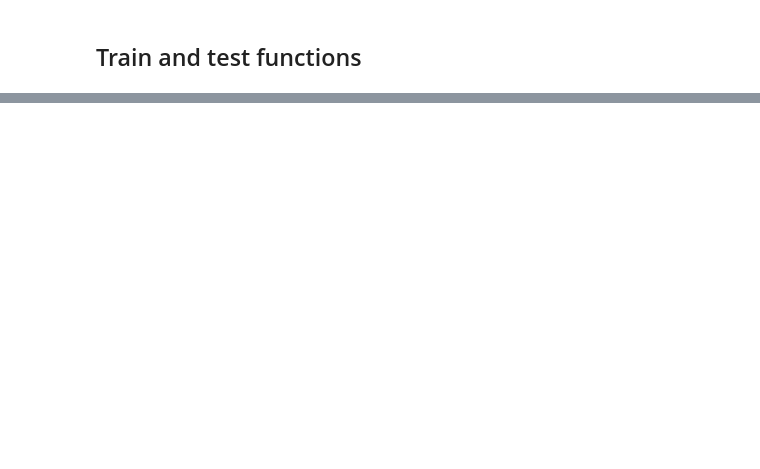
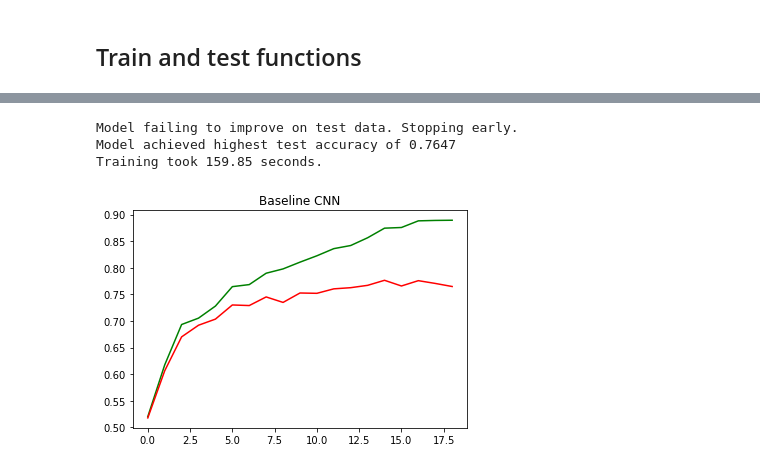
Before and after one commit to ThomScottW/CIFAR_CNNs, a Jupyter notebook: Experiments.ipynb, the cells around one changed output, grey strips where cells are left out. Drawn from its saved outputs; the diff is of its cells as text; code cells hidden in the pictures; blank space fills up the shorter version.

```diff
--- a/Experiments.ipynb
+++ b/Experiments.ipynb
@@ -42,15 +42,20 @@ Files already downloaded and verified
 # %%
-class CIFAR_Basic_CNN(nn.Module):
+class BaselineCNN(nn.Module):
     def __init__(self):
         super().__init__()
         self.features = nn.Sequential(
             nn.Conv2d(in_channels=3, out_channels=32, kernel_size=(3, 3), stride=1, padding=1),
             nn.ReLU(),
-            nn.Conv2d(in_channels=32, out_channels=64, kernel_size=(3, 3), stride=2, padding=1),
+            nn.MaxPool2d(kernel_size=(2, 2), stride=2, padding=0),
+            nn.Conv2d(in_channels=32, out_channels=64, kernel_size=(3, 3), stride=1, padding=1),
             nn.ReLU(),
+            nn.MaxPool2d(kernel_size=(2, 2), stride=2, padding=0),
+            nn.Conv2d(in_channels=64, out_channels=128, kernel_size=(3, 3), stride=1, padding=1),
+            nn.ReLU(),
+            nn.AvgPool2d(kernel_size=(2, 2), stride=2, padding=0),
             nn.Flatten()
         )
-        self.classifier = nn.Linear(in_features=64*16*16, out_features=10)
+        self.classifier = nn.Linear(in_features=128*4*4, out_features=10)
 
     def forward(self, x):
         x = self.features(x)
@@ -272,16 +260,19 @@ plt.plot(lrs)
 # %%
 from tqdm import tqdm
 
-def train(model, num_epochs, lr, train_dl, test_dl, optimizer="SGD", scheduler=False, verbose=False, patience=10):
+def train(model, num_epochs, train_dl=cifar_train_dl, test_dl=cifar_test_dl, optimizer="SGD", scheduler=True, verbose=False, patience=4):
     model.to(device)
 
     if optimizer == "SGD":
-        opt = torch.optim.SGD(model.parameters(), lr=lr, momentum=0.9)
+        lr = 0.05
+        opt = torch.optim.SGD(model.parameters(), lr=lr, momentum=0.9, weight_decay=1e-4)
     else:
-        opt = torch.optim.Adam(model.parameters(), lr=lr)
+        lr = 0.001
+        opt = torch.optim.AdamW(model.parameters(), lr, weight_decay=1e-4)
 
     if scheduler:
         scheduler = torch.optim.lr_scheduler.CosineAnnealingLR(opt, T_max=num_epochs)
+        # scheduler = torch.optim.lr_scheduler.OneCycleLR(opt, max_lr=lr, epochs=num_epochs, steps_per_epoch=1, div_factor=10)
 
     # Classification tasks should use cross entropy
     loss_function = nn.CrossEntropyLoss()
@@ -315,7 +306,10 @@ def train(model, num_epochs, lr, train_dl, test_dl, optimizer="SGD", scheduler=F
         test_accuracy = test(model, test_dl)
         train_accuracies.append(train_accuracy)
         test_accuracies.append(test_accuracy)
-
+        if scheduler:
+            epoch_progress_bar.set_postfix(lr=scheduler.get_last_lr()[0], test_accuracy=test_accuracy)
+        else:
+            epoch_progress_bar.set_postfix(test_accuracy=test_accuracy)
         epoch_total_time = time.time() - epoch_start_time
         if verbose and epoch % 10 == 0:
             print(f"Epoch {epoch:>03} took {epoch_total_time:.2f}s Test Acc: {test_accuracy:.4f}")
@@ -407,4 +357,6 @@ Training took 143.56 seconds.
 # %%
-plt.plot(tr_accs, c="green")
-plt.plot(test_accs, c="red")
-plt.show()
+def plot_accuracy(title: str, training_accuracy: list, testing_accuracy: list) -> None:
+    plt.title(title)
+    plt.plot(training_accuracy, c='green')
+    plt.plot(testing_accuracy, c='red')
+    plt.show()
@@ -456,0 +363,8 @@ train(ConvNet_Simple(), 30, 0.05, cifar_train_dl, cifar_test_dl, scheduler=False
+# %%
+t, v = train(BaselineCNN(), 50, optimizer="AdamW", patience=4)
+plot_accuracy("Baseline CNN", t, v)
+# %% [output]
+Model failing to improve on test data. Stopping early.
+Model achieved highest test accuracy of 0.7647
+Training took 159.85 seconds.
+[figure, added]
```
Also changed, not shown: parts of 41 cells of this notebook.
